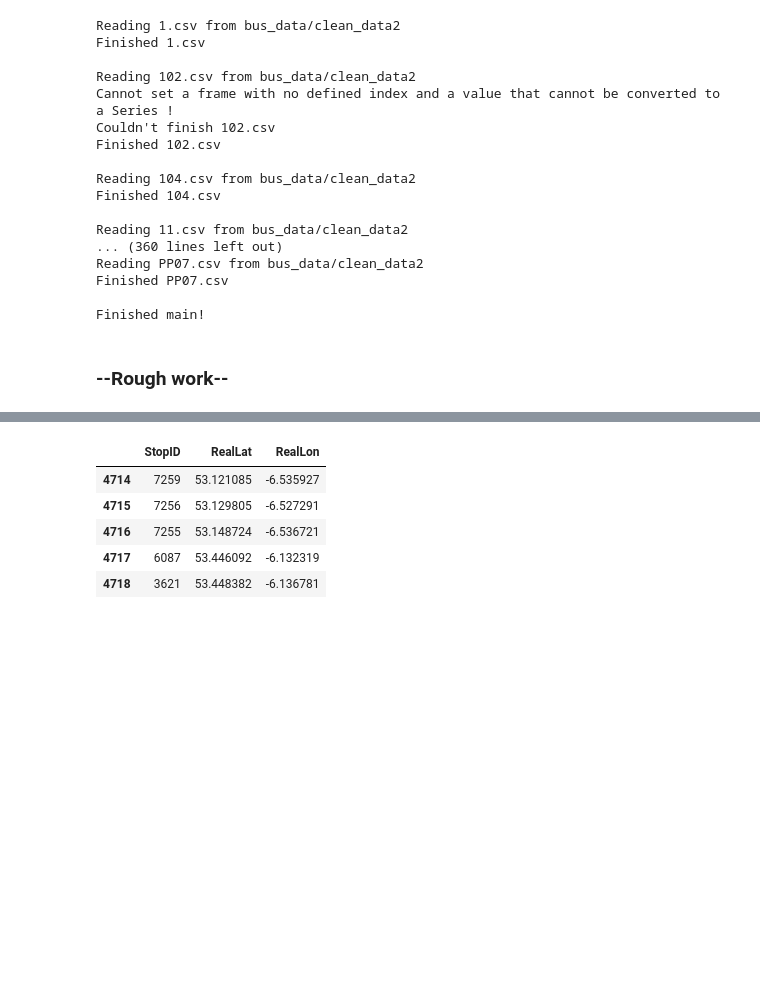
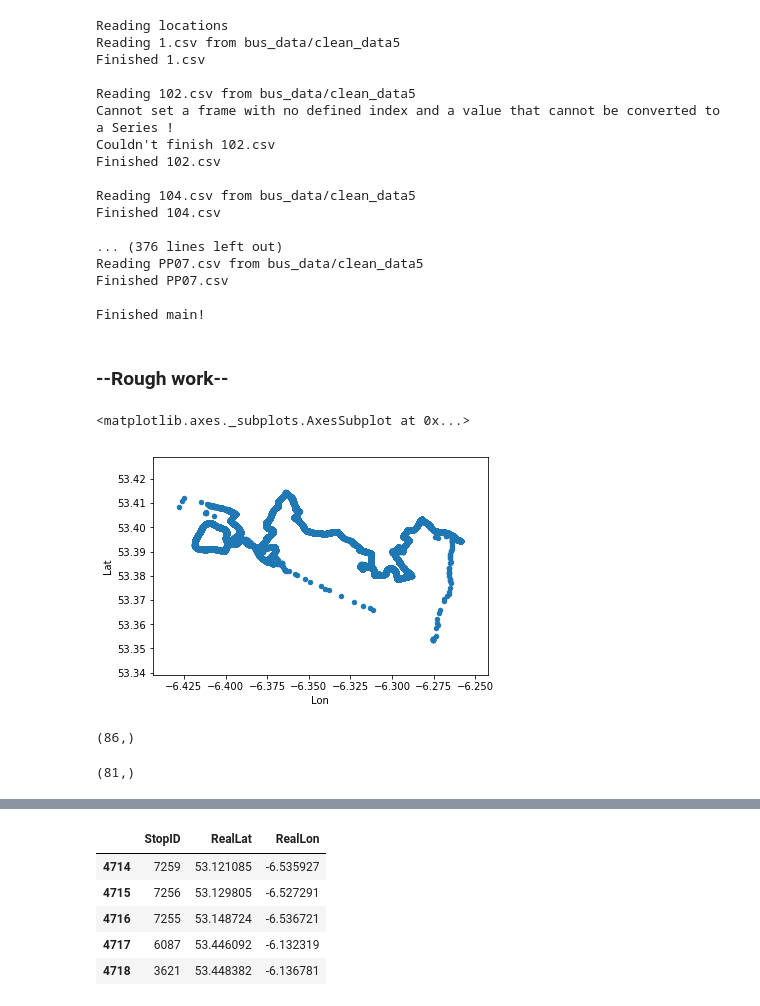
Before and after one commit to brokenloop/Research_practicum_2017, a Jupyter notebook: Data Analysis/Daniel/Clean by distance.ipynb, the cells around one changed output, grey strips where cells are left out. Saved outputs shown, nothing was run; the diff lists cells and outputs as text; code cells hidden in the pictures; blank space fills up the shorter version.

```diff
--- a/Data Analysis/Daniel/Clean by distance.ipynb
+++ b/Data Analysis/Daniel/Clean by distance.ipynb
@@ -90,32 +92,45 @@ def main(read_directory, write_directory, location_csv):
                 print()
     print("Finished main!")
 # %%
-read_directory = "bus_data/clean_data2"
-write_directory = "bus_data/clean_data3"
+read_directory = "bus_data/clean_data5"
+write_directory = "bus_data/clean_location_data/"
 location_csv = 'bus_data/stop_locations.csv'
 
 main(read_directory, write_directory, location_csv)
 # %% [output]
-Reading 1.csv from bus_data/clean_data2
+Reading locations
+Reading 1.csv from bus_data/clean_data5
 Finished 1.csv
 
-Reading 102.csv from bus_data/clean_data2
+Reading 102.csv from bus_data/clean_data5
 Cannot set a frame with no defined index and a value that cannot be converted to a Series !
 Couldn't finish 102.csv
 Finished 102.csv
 
-Reading 104.csv from bus_data/clean_data2
+Reading 104.csv from bus_data/clean_data5
 Finished 104.csv
 
-Reading 11.csv from bus_data/clean_data2
-... (360 lines left out)
-Reading PP07.csv from bus_data/clean_data2
+... (376 lines left out)
+Reading PP07.csv from bus_data/clean_data5
 Finished PP07.csv
 
 Finished main!
 # %% [markdown]
 ### --Rough work--
 # %%
-line = '15'
-df = read_data('bus_data/clean_data2/' + line + '.csv')
+line = '220'
+# df = read_data('bus_data/clean_data_rough/' + line + '.csv')
+df = pd.read_csv('bus_data/clean_data_rough/' + line + '.csv', low_memory=False)
 locations = pd.read_csv('bus_data/stop_locations.csv')
+# %%
+plotdf = df[["Lon", "Lat"]]
+plotdf.plot.scatter(x="Lon", y="Lat")
+# %% [output]
+<matplotlib.axes._subplots.AxesSubplot at 0x...>
+[figure, added]
+# %%
+df_0001 = df[df.JourneyPatternID == 1]
+
+df_0001.StopID.unique().shape
+# %% [output]
+(86,)
@@ -121,0 +139,6 @@ locations = pd.read_csv('bus_data/stop_locations.csv')
+# %%
+df_0001 = df[df.JourneyPatternID == 1]
+
+df_0001.StopID.unique().shape
+# %% [output]
+(81,)
```
Also changed, not shown: parts of 3 cells of this notebook, 4 other files.
